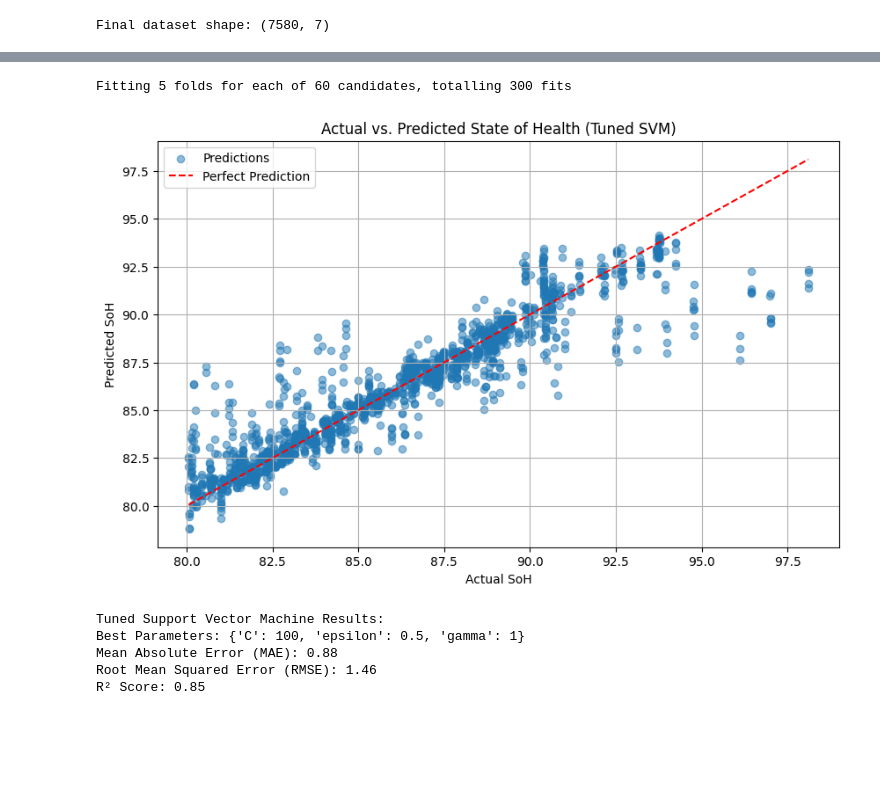
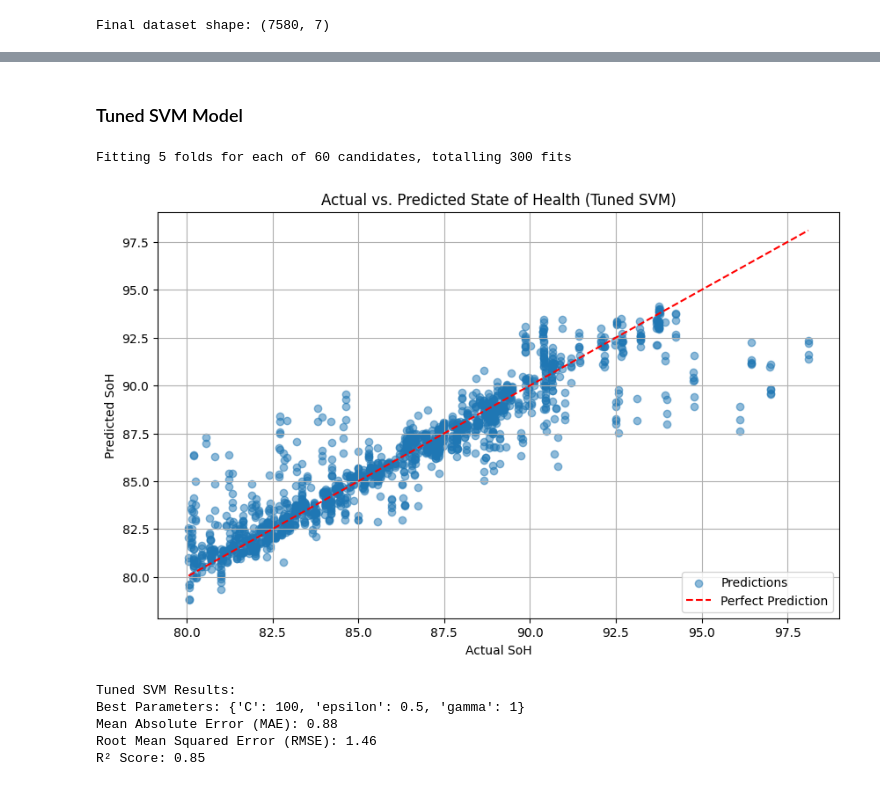
Before and after one commit to NandoG1/Comparative-Analysis-of-Machine-Learning-Models-for-Estimating-Li-ion-Batteries-State-of-Health, a Jupyter notebook: code.ipynb, the cells around one changed output, grey strips where cells are left out. Drawn from its saved outputs; the diff is of its cells as text; code cells hidden in the pictures; blank space fills up the shorter version.

```diff
--- a/code.ipynb
+++ b/code.ipynb
@@ -113,2 +112,4 @@ Tiap battery_id beda kasih cycle number berurut
 # %%
+# Assigns a sequential cycle number for each different battery_id
+discharged_metadata = discharged_metadata.copy()
 discharged_metadata.loc[:, 'cycle_number'] = discharged_metadata.groupby('battery_id').cumcount() + 1
@@ -505,30 +381,7 @@ R² Score: 0.40
+# %% [markdown]
+### Tuned SVM Model
 # %%
-from sklearn.svm import SVR
-from sklearn.model_selection import train_test_split, GridSearchCV
-from sklearn.preprocessing import StandardScaler
-from sklearn.metrics import mean_absolute_error, mean_squared_error, r2_score
-import matplotlib.pyplot as plt
-import numpy as np
-
-# Prepare features and target
-X = full_dataset[[
-    'Voltage_measured',
-    'Current_measured',
-    'Temperature_measured',
-    'SoC',
-    'cycle_number'
-]]
-y = full_dataset['SoH']
-
-# Split data into training and testing sets
-X_train, X_test, y_train, y_test = train_test_split(X, y, test_size=0.2, random_state=42)
-
-# Standardize the features
-scaler = StandardScaler()
-X_train_scaled = scaler.fit_transform(X_train)
-X_test_scaled = scaler.transform(X_test)
-
-# Set up SVR and GridSearchCV
+# Set up GridSearchCV and train model
 param_grid = {
     'C': [0.1, 1, 10, 100],
     'epsilon': [0.01, 0.1, 0.5],
@@ -536,42 +389,42 @@ param_grid = {
 }
 
 svr = SVR(kernel='rbf')
 grid_search = GridSearchCV(svr, param_grid, cv=5, scoring='neg_mean_squared_error', n_jobs=-1, verbose=1)
-grid_search.fit(X_train_scaled, y_train)
+grid_search.fit(X_train, y_train)
 
 # Best model
 best_model = grid_search.best_estimator_
 
-# Predict
-y_pred = best_model.predict(X_test_scaled)
+# Predict test set
+y_pred = best_model.predict(X_test)
 
-# Evaluate the model
+# Evaluate model
 mae = mean_absolute_error(y_test, y_pred)
 rmse = np.sqrt(mean_squared_error(y_test, y_pred))
 r2 = r2_score(y_test, y_pred)
 
-# Visualize
+# Visualize predictions
 plt.figure(figsize=(10, 6))
 plt.scatter(y_test, y_pred, alpha=0.5, label='Predictions')
 plt.plot([min(y_test), max(y_test)], [min(y_test), max(y_test)],
          color='red', linestyle='--', label='Perfect Prediction')
 plt.xlabel('Actual SoH')
 plt.ylabel('Predicted SoH')
 plt.title('Actual vs. Predicted State of Health (Tuned SVM)')
-plt.legend()
+plt.legend(loc='lower right')
 plt.grid(True)
 plt.show()
 
 # Print metrics
-print(f"Tuned Support Vector Machine Results:")
+print(f"Tuned SVM Results:")
 print(f"Best Parameters: {grid_search.best_params_}")
 print(f"Mean Absolute Error (MAE): {mae:.2f}")
 print(f"Root Mean Squared Error (RMSE): {rmse:.2f}")
 print(f"R² Score: {r2:.2f}")
 # %% [output]
 Fitting 5 folds for each of 60 candidates, totalling 300 fits
-[figure, old version]
+[figure, new version]
-Tuned Support Vector Machine Results:
+Tuned SVM Results:
 Best Parameters: {'C': 100, 'epsilon': 0.5, 'gamma': 1}
 Mean Absolute Error (MAE): 0.88
 Root Mean Squared Error (RMSE): 1.46
```
Also changed, not shown: parts of 32 cells of this notebook.
